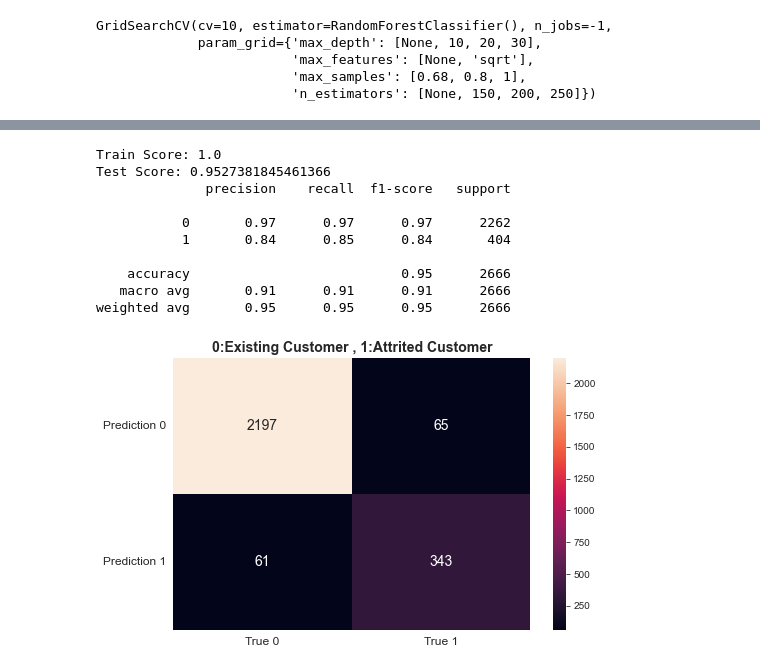
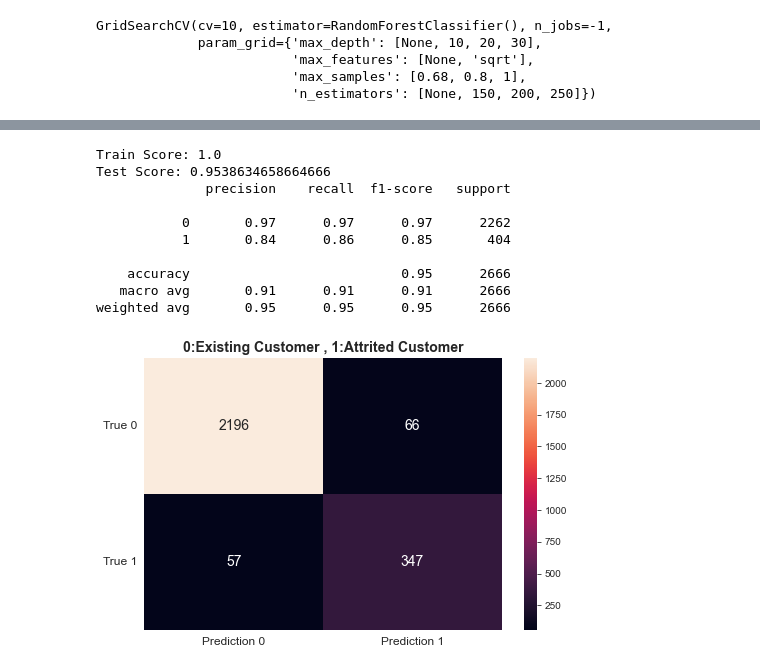
Before and after one commit to Austin1340/Portfolio, a Jupyter notebook: Credit_Card_Customer_Churn.ipynb, the cells around one changed output, grey strips where cells are left out. Drawn from its saved outputs; the diff is of its cells as text; code cells hidden in the pictures.

```diff
--- a/Credit_Card_Customer_Churn.ipynb
+++ b/Credit_Card_Customer_Churn.ipynb
@@ -785,7 +754,7 @@ RandomForestClassifier(max_depth=30, max_features='sqrt', max_samples=0.8,
                        n_estimators=250)
 # %%
 RF_model = RandomForestClassifier(n_estimators=250,
-                                  max_depth=30,
+                                  max_depth=20,
                                   max_features='sqrt',
                                   max_samples=0.8,
                                   random_state=42)
@@ -796,11 +765,11 @@ print('Test Score:', metrics.accuracy_score(y_test, y_pred_rf))
 print(classification_report(y_test, y_pred_rf))
 # %% [output]
 Train Score: 1.0
-Test Score: 0.9527381845461366
+Test Score: 0.9538634658664666
               precision    recall  f1-score   support
 
            0       0.97      0.97      0.97      2262
-           1       0.84      0.85      0.84       404
+           1       0.84      0.86      0.85       404
 
     accuracy                           0.95      2666
    macro avg       0.91      0.91      0.91      2666
@@ -808,14 +777,14 @@ weighted avg       0.95      0.95      0.95      2666
 # %%
 plt.figure(figsize=(8,5))
 sns.heatmap(confusion_matrix(y_test, y_pred_rf),
             annot=True,
             annot_kws={'size':14},
             fmt='d',
-            yticklabels=['Prediction 0', 'Prediction 1'],
-            xticklabels=['True 0', 'True 1'])
+            xticklabels=['Prediction 0', 'Prediction 1'],
+            yticklabels=['True 0', 'True 1'])
 plt.title('0:Existing Customer , 1:Attrited Customer', fontsize=14, weight='bold')
 plt.xticks(fontsize=12)
 plt.yticks(fontsize=12, rotation=360)
 plt.show()
 # %% [output]
-[figure, old version]
+[figure, new version]
```
Also changed, not shown: parts of 6 cells of this notebook.
